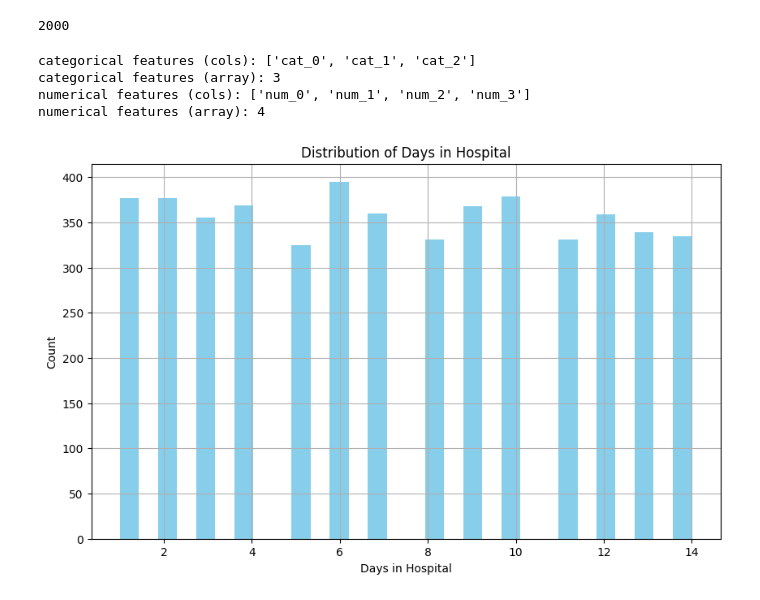
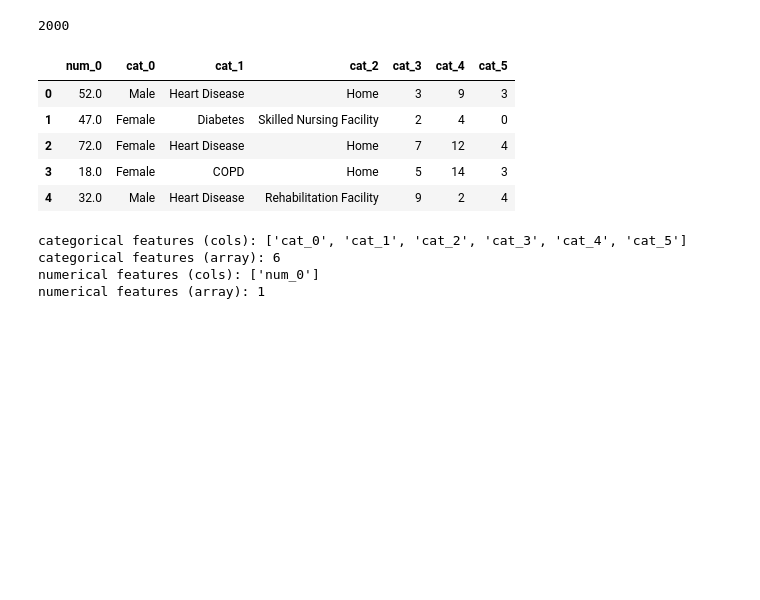
Before and after one commit to dcde22345/readmission, a Jupyter notebook: dev.ipynb, the cells around one changed output. Cells and saved outputs as stored; diff of their text form; code cells hidden in the pictures; blank space fills up the shorter version.

```diff
--- a/dev.ipynb
+++ b/dev.ipynb
@@ -103,8 +128,8 @@ test_df_train_csv_processed = preprocessor.transform(test_df_train_csv)
 train_df_train_csv_processed = train_df_train_csv_processed.loc[:, ~train_df_train_csv_processed.columns.duplicated(keep='last')]
 test_df_train_csv_processed = test_df_train_csv_processed.loc[:, ~test_df_train_csv_processed.columns.duplicated(keep='last')]
 
-numerical_features = preprocessor.get_numeric_features()
-embedding_features = preprocessor.get_embedding_features()
+numerical_features_processed = preprocessor.get_numeric_features()
+embedding_features_processed = preprocessor.get_embedding_features()
 # %%
 train_df_train_csv_processed['target'] = train_target_df
 test_df_train_csv_processed['target'] = test_target_df
@@ -226,15 +251,12 @@ weighted avg       0.71      0.70      0.70      1000
 # %%
 test_df_test_csv = pd.read_csv("data/test_df.csv")
 
-test_numerical_features = ['age', 'num_procedures', 'days_in_hospital', 'comorbidity_score']
-test_categorical_features = ['gender', 'primary_diagnosis', 'discharge_to']
-
 # 將類別特徵轉為 category 類型
-for col in test_categorical_features:
+for col in categorical_features:
     test_df_test_csv[col] = test_df_test_csv[col].astype('category')
 # %%
-X_num_test_csv = test_df_test_csv[test_numerical_features].values.astype(np.float32)
-X_cat_test_csv = test_df_test_csv[test_categorical_features].values
+X_num_test_csv = test_df_test_csv[numerical_features].values.astype(np.float32)
+X_cat_test_csv = test_df_test_csv[categorical_features].values
 # %%
 test_df_test_csv = pd.DataFrame({
     **{f'num_{i}': X_num_test_csv[:, i] for i in range(X_num_test_csv.shape[1])},
@@ -244,6 +266,15 @@ test_df_test_csv = pd.DataFrame({
 len(test_df_test_csv)
 # %% [output]
 2000
+# %%
+test_df_test_csv.head()
+# %% [output]
+|  | num_0 | cat_0 | cat_1 | cat_2 | cat_3 | cat_4 | cat_5 |
+| 0 | 52.0 | Male | Heart Disease | Home | 3 | 9 | 3 |
+| 1 | 47.0 | Female | Diabetes | Skilled Nursing Facility | 2 | 4 | 0 |
+| 2 | 72.0 | Female | Heart Disease | Home | 7 | 12 | 4 |
+| 3 | 18.0 | Female | COPD | Home | 5 | 14 | 3 |
+| 4 | 32.0 | Male | Heart Disease | Rehabilitation Facility | 9 | 2 | 4 |
 # %%
 test_df_test_csv_processed = preprocessor.transform(test_df_test_csv)
 test_df_test_csv_processed = test_df_test_csv_processed.loc[:, ~test_df_test_csv_processed.columns.duplicated(keep='last')]
@@ -257,16 +288,16 @@ ds_test_test_csv = TabularDataset(
 
 dl_test_test_csv = DataLoader(ds_test_test_csv, batch_size=128, shuffle=False, num_workers=0, pin_memory=False)
 # %%
-print("categorical features (cols):", embedding_features)
-print("categorical features (array):", test_df_test_csv_processed[embedding_features].shape[1])
+print("categorical features (cols):", embedding_features_processed)
+print("categorical features (array):", test_df_test_csv_processed[embedding_features_processed].shape[1])
 
-print("numerical features (cols):", numerical_features)
-print("numerical features (array):", test_df_test_csv_processed[numerical_features].shape[1])
+print("numerical features (cols):", numerical_features_processed)
+print("numerical features (array):", test_df_test_csv_processed[numerical_features_processed].shape[1])
 # %% [output]
-categorical features (cols): ['cat_0', 'cat_1', 'cat_2']
-categorical features (array): 3
-numerical features (cols): ['num_0', 'num_1', 'num_2', 'num_3']
-numerical features (array): 4
+categorical features (cols): ['cat_0', 'cat_1', 'cat_2', 'cat_3', 'cat_4', 'cat_5']
+categorical features (array): 6
+numerical features (cols): ['num_0']
+numerical features (array): 1
 # %%
 # 12. 設置優化器和損失函數
 device = 'cuda' if torch.cuda.is_available() else 'cpu'
@@ -296,13 +327,3 @@ submission_df = pd.DataFrame({
 })
 
 submission_df.to_csv(path_or_buf='data/submission_df.csv', index=False)
-# %%
-plt.figure(figsize=(10, 6))
-plt.hist(train_df['days_in_hospital'], bins=30, color='skyblue')
-plt.title('Distribution of Days in Hospital')
-plt.xlabel('Days in Hospital')
-plt.ylabel('Count')
-plt.grid(True)
-plt.show()
-# %% [output]
-[figure, removed]
```
Also changed, not shown: parts of 18 cells of this notebook, 4 other files.
